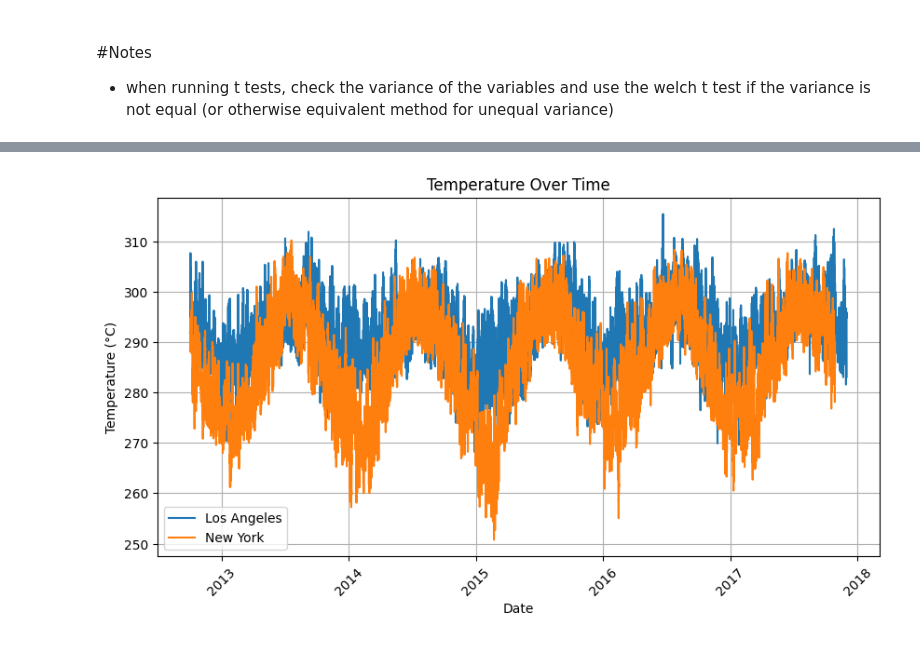
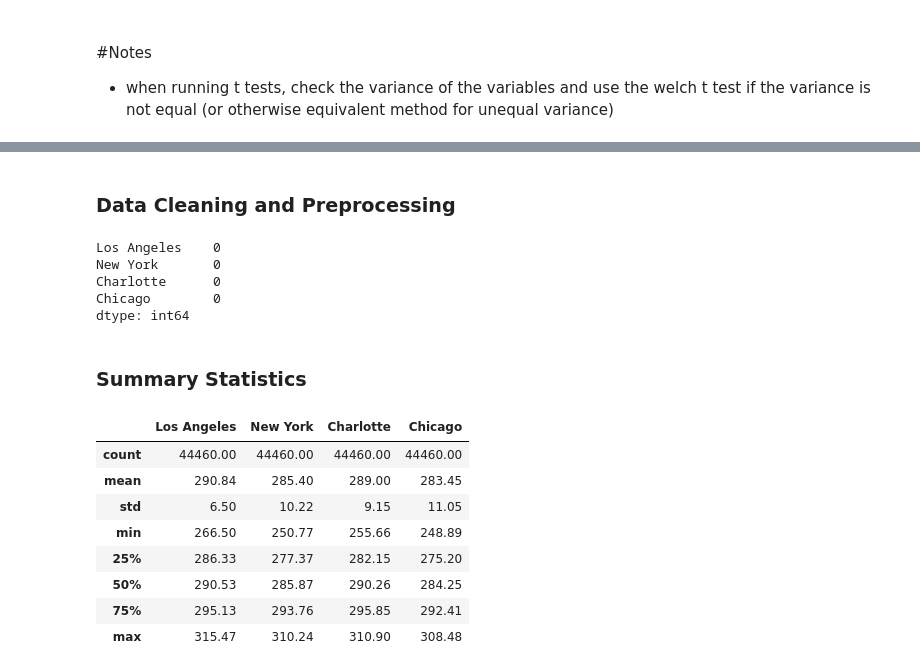
Before and after one commit to marceloamor/theory_application_of_da, a Jupyter notebook: assignment_1.ipynb, the cells around one changed output, grey strips where cells are left out. Drawn from its saved outputs; the diff is of its cells as text; code cells hidden in the pictures.

```diff
--- a/assignment_1.ipynb
+++ b/assignment_1.ipynb
@@ -138,30 +71,35 @@ plt.show()
-# %%
-import matplotlib.pyplot as plt
-
-import pandas as pd
-import numpy as np
-
-df = pd.read_csv('data/temperature.csv', parse_dates=['datetime'])
-
-
-# set datetime as index
-df.set_index('datetime', inplace=True)
-
-# only keep columns for Los Angeles, New York, Charlotte, and Chicago
-#df = df[['Los Angeles', 'New York', 'Charlotte', 'Chicago']]
-df = df[['Los Angeles', 'New York']]
-
-plt.figure(figsize=(10, 5))
-for city in df.columns:
-    plt.plot(df.index, df[city], label=city)
-
-plt.xlabel("Date")
-plt.ylabel("Temperature (°C)")
-plt.title("Temperature Over Time")
-plt.legend()
-plt.grid(True)
-plt.xticks(rotation=45)
-
-plt.show()
-# %% [output]
-[figure, removed]
+# %% [markdown]
+### Data Cleaning and Preprocessing
+# %%
+# drop the first hour of data where all values are NA
+df = df.iloc[1:]
+
+# cut the df off where NY values drop off
+df = df[df['New York'].notna()]
+
+# Use linear interpolation to fill the two missing in other cities
+df = df.interpolate(method='linear')
+
+# double check that there are no more missing values
+df.isna().sum()
+# %% [output]
+Los Angeles    0
+New York       0
+Charlotte      0
+Chicago        0
+dtype: int64
+# %% [markdown]
+### Summary Statistics
+# %%
+# print the summary statistics of the df rounded to 2 decimal places for presentation
+df.describe().round(2)
+# %% [output]
+|  | Los Angeles | New York | Charlotte | Chicago |
+| count | 44460.00 | 44460.00 | 44460.00 | 44460.00 |
+| mean | 290.84 | 285.40 | 289.00 | 283.45 |
+| std | 6.50 | 10.22 | 9.15 | 11.05 |
+| min | 266.50 | 250.77 | 255.66 | 248.89 |
+| 25% | 286.33 | 277.37 | 282.15 | 275.20 |
+| 50% | 290.53 | 285.87 | 290.26 | 284.25 |
+| 75% | 295.13 | 293.76 | 295.85 | 292.41 |
+| max | 315.47 | 310.24 | 310.90 | 308.48 |
```
Also changed, not shown: parts of 14 cells of this notebook, 3 other files.
